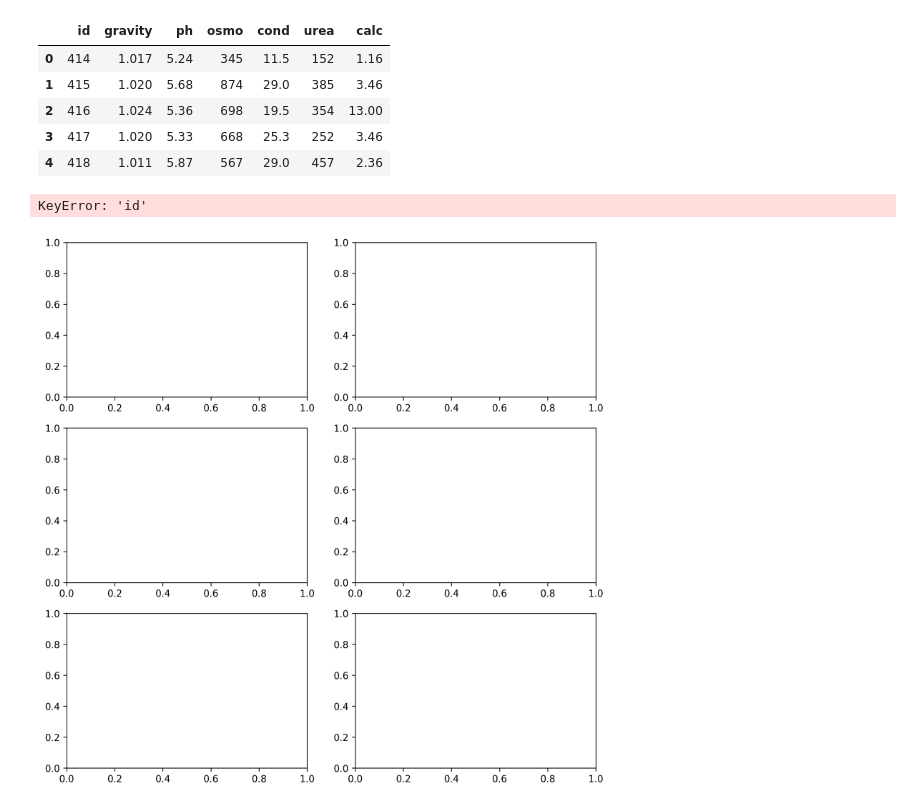
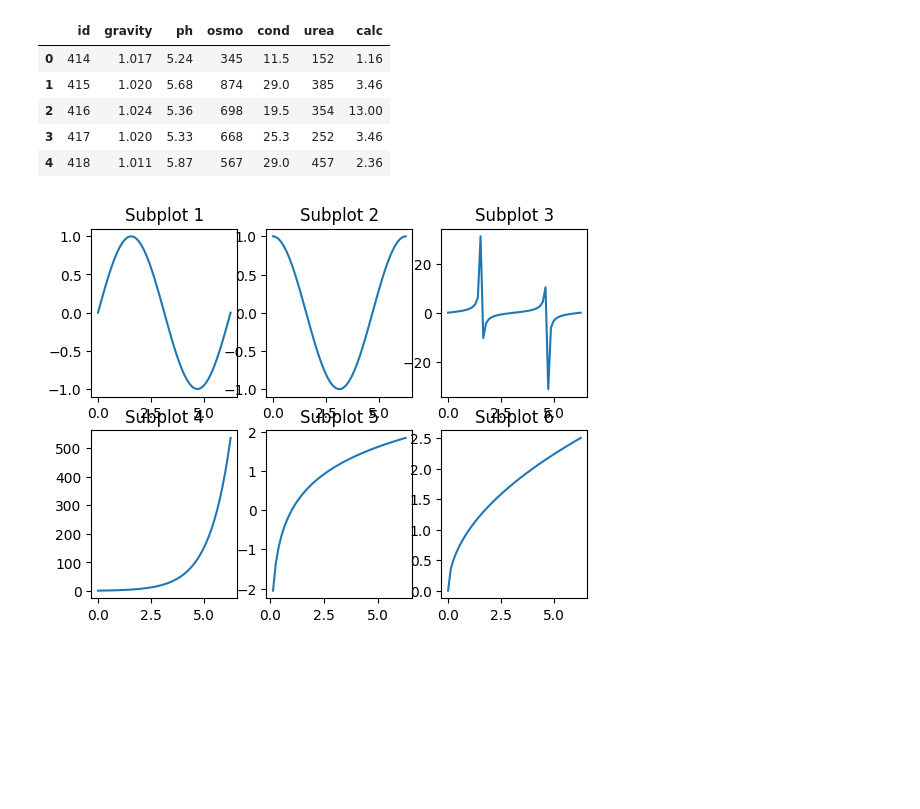
Before and after one commit to reese-quinto/DATA3402.Spring23, a Jupyter notebook: Kaggle/KC_sandbox01.ipynb, the cells around one changed output. Saved outputs shown, nothing was run; the diff lists cells and outputs as text; code cells hidden in the pictures; blank space fills up the shorter version.

Commit message:
KC subplot

```diff
--- a/Kaggle/KC_sandbox01.ipynb
+++ b/Kaggle/KC_sandbox01.ipynb
@@ -41,18 +37,0 @@ test = test_file.drop('id', axis = 1)
-# %%
-fig, ax = plt.subplots(3, 2, figsize = (10, 10), dpi = 300)
-ax = ax.flatten()
-
-for i, column in enumerate(test_file.columns):
-    sns.kdeplot(train_file[column], color='red')
-    sns.kdeplot(test_file[column], color='blue')
-    #sns.kdeplot(orig_train[column], ax=ax[i], color=pal[1])
-
-    ax[i].set_title(f'{column} Distribution')
-    ax[i].set_xlabel(None)
-
-fig.suptitle('Distribution of Feature\nper Dataset\n', fontsize = 24, fontweight = 'bold')
-fig.legend(['Train', 'Test', 'Original Train'])
-plt.tight_layout()
-# %% [output]
-KeyError: 'id'
-[figure, removed]
@@ -58,0 +41,40 @@ KeyError: 'id'
+# %%
+import matplotlib.pyplot as plt
+import numpy as np
+
+fig, axs = plt.subplots(2, 1, figsize=(8, 10))
+x = np.linspace(0, 2*np.pi, 50)
+
+# create the first subplot
+plt.subplot(2, 3, 1)
+plt.plot(x, np.sin(x))
+plt.title('Subplot 1')
+
+# create the second subplot
+plt.subplot(2, 3, 2)
+plt.plot(x, np.cos(x))
+plt.title('Subplot 2')
+
+# create the third subplot
+plt.subplot(2, 3, 3)
+plt.plot(x, np.tan(x))
+plt.title('Subplot 3')
+
+# create the fourth subplot
+plt.subplot(2, 3, 4)
+plt.plot(x, np.exp(x))
+plt.title('Subplot 4')
+
+# create the fifth subplot
+plt.subplot(2, 3, 5)
+plt.plot(x, np.log(x))
+plt.title('Subplot 5')
+
+# create the sixth subplot
+plt.subplot(2, 3, 6)
+plt.plot(x, np.sqrt(x))
+plt.title('Subplot 6')
+
+plt.show()
+# %% [output]
+[figure, added]
```
Also changed, not shown: parts of 7 cells of this notebook, 1 other file.
